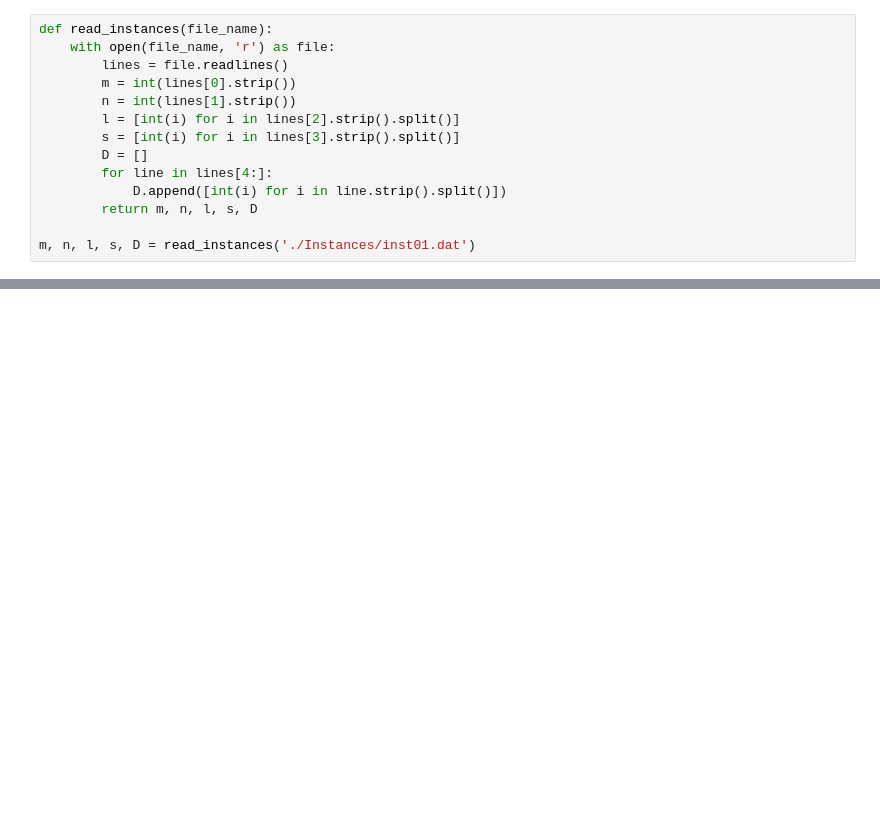
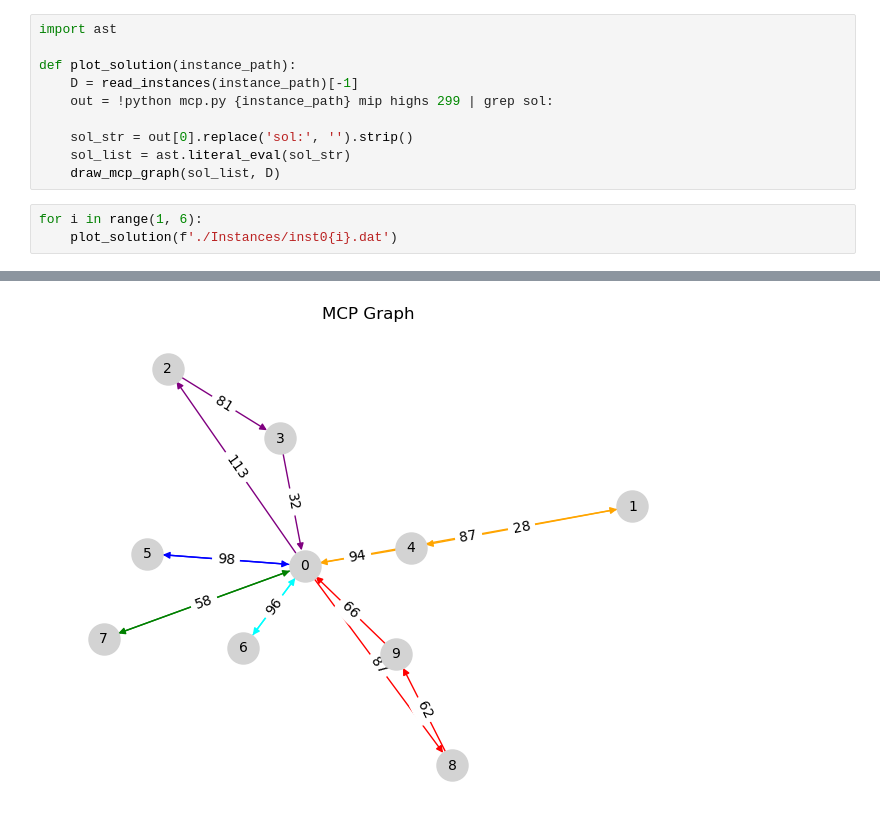
Before and after one commit to alessioarcara/cdmo_project, a Jupyter notebook: mcp_plot.ipynb, the cells around one changed output, grey strips where cells are left out. Saved outputs shown, nothing was run; the diff lists cells and outputs as text; blank space fills up the shorter version.

Commit message:
Added function to plot solution given by script

```diff
--- a/mcp_plot.ipynb
+++ b/mcp_plot.ipynb
@@ -31,17 +32,17 @@ def draw_mcp_graph(routes, distance_matrix, plot_title="MCP Graph"):
     nx.draw_networkx_edge_labels(G, pos, edge_labels=edge_weights)
     plt.title(plot_title)
     plt.show()
+# %%
+import ast
+
+def plot_solution(instance_path):
+    D = read_instances(instance_path)[-1]
+    out = !python mcp.py {instance_path} mip highs 299 | grep sol:
+
+    sol_str = out[0].replace('sol:', '').strip()
+    sol_list = ast.literal_eval(sol_str)
+    draw_mcp_graph(sol_list, D)
 # %%
-def read_instances(file_name):
-    with open(file_name, 'r') as file:
-        lines = file.readlines()
-        m = int(lines[0].strip())
-        n = int(lines[1].strip())
-        l = [int(i) for i in lines[2].strip().split()]
-        s = [int(i) for i in lines[3].strip().split()]
-        D = []
-        for line in lines[4:]:
-            D.append([int(i) for i in line.strip().split()])
-        return m, n, l, s, D
-
-m, n, l, s, D = read_instances('./Instances/inst01.dat')
+for i in range(1, 6):
+    plot_solution(f'./Instances/inst0{i}.dat')
+# %% [output]
@@ -47,0 +50 @@ m, n, l, s, D = read_instances('./Instances/inst01.dat')
+[figure, added]
```
Also changed, not shown: parts of 7 cells of this notebook, 6 other files.
